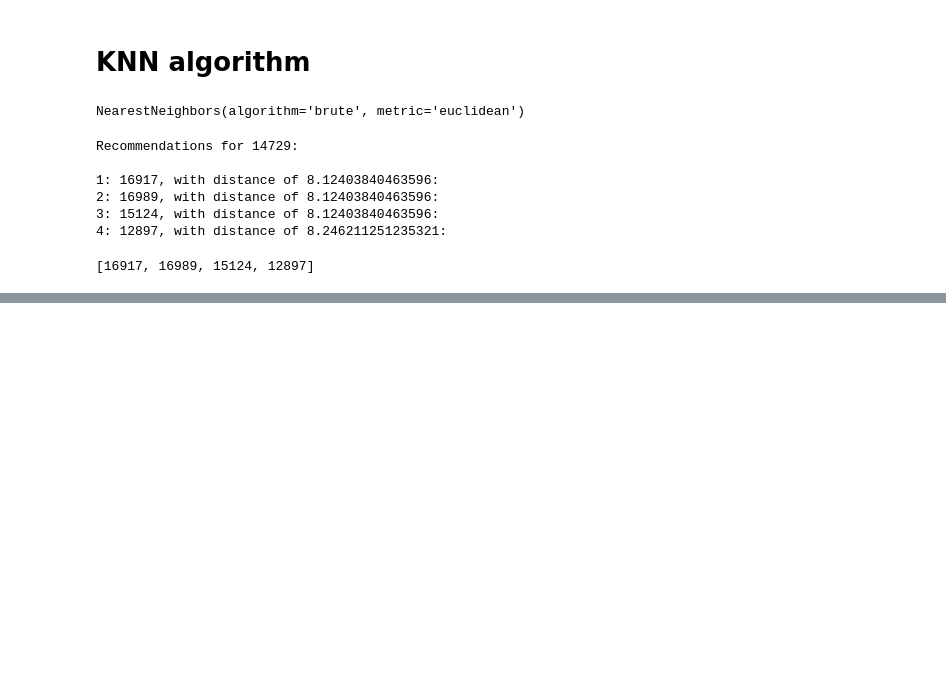
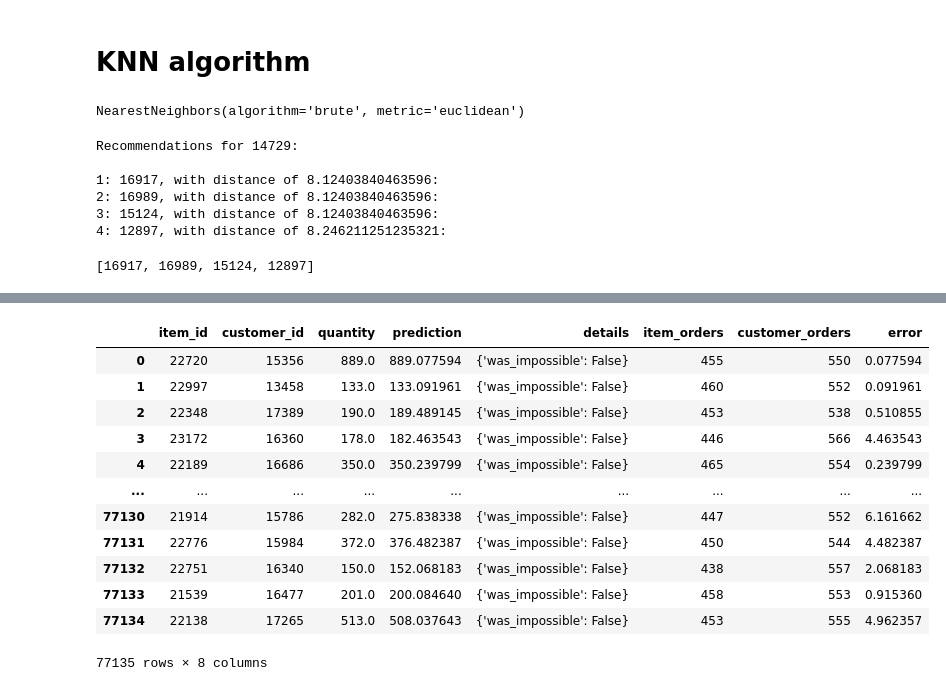
Before and after one commit to ankesh86/RecommendationSystems, a Jupyter notebook: CollaborativeFilteringRecommendation.ipynb, the cells around one changed output, grey strips where cells are left out. Drawn from its saved outputs; the diff is of its cells as text; code cells hidden in the pictures; blank space fills up the shorter version.

```diff
--- a/CollaborativeFilteringRecommendation.ipynb
+++ b/CollaborativeFilteringRecommendation.ipynb
@@ -411,0 +571,2 @@ Items bought by similar users based on KNN
+# %%
+train_set, test_set = train_test_split(formated_data, test_size=0.2)
@@ -411,0 +625,9 @@ Items bought by similar users based on KNN
+# %%
+#defining the model
+algo2 = CoClustering()
+
+#model fitting
+algo2.fit(train_set)
+
+#model prediction
+pred2 = algo2.test(test_set)
@@ -411,0 +673,10 @@ Items bought by similar users based on KNN
+# %%
+#defining the model
+from surprise import SVD
+algo3 = SVD()
+
+#model fitting
+algo3.fit(train_set)
+
+#model_prediction
+pred3 = algo3.test(test_set)
@@ -411,0 +749,35 @@ Items bought by similar users based on KNN
+# %%
+predictions_data = pd.DataFrame(pred2, columns=['item_id', 'customer_id', 'quantity', 'prediction', 'details'])
+# %%
+def get_item_orders(user_id):
+  try:
+    return len(train_set.ur[train_set.to_inner_uid(user_id)])
+  except ValueError:
+    return 0
+
+def get_customer_orders(item_id):
+  try:
+    return len(train_set.ir[train_set.to_inner_iid(item_id)])
+  except ValueError:
+    return 0
+
+predictions_data['item_orders'] = predictions_data.item_id.apply(get_item_orders)
+predictions_data['customer_orders'] = predictions_data.customer_id.apply(get_customer_orders)
+
+predictions_data['error'] = abs(predictions_data.prediction - predictions_data.quantity)
+
+predictions_data
+# %% [output]
+|  | item_id | customer_id | quantity | prediction | details | item_orders | customer_orders | error |
+| 0 | 22720 | 15356 | 889.0 | 889.077594 | {'was_impossible': False} | 455 | 550 | 0.077594 |
+| 1 | 22997 | 13458 | 133.0 | 133.091961 | {'was_impossible': False} | 460 | 552 | 0.091961 |
+| 2 | 22348 | 17389 | 190.0 | 189.489145 | {'was_impossible': False} | 453 | 538 | 0.510855 |
+| 3 | 23172 | 16360 | 178.0 | 182.463543 | {'was_impossible': False} | 446 | 566 | 4.463543 |
+| 4 | 22189 | 16686 | 350.0 | 350.239799 | {'was_impossible': False} | 465 | 554 | 0.239799 |
+| ... | ... | ... | ... | ... | ... | ... | ... | ... |
+| 77130 | 21914 | 15786 | 282.0 | 275.838338 | {'was_impossible': False} | 447 | 552 | 6.161662 |
+| 77131 | 22776 | 15984 | 372.0 | 376.482387 | {'was_impossible': False} | 450 | 544 | 4.482387 |
+| 77132 | 22751 | 16340 | 150.0 | 152.068183 | {'was_impossible': False} | 438 | 557 | 2.068183 |
+| 77133 | 21539 | 16477 | 201.0 | 200.084640 | {'was_impossible': False} | 458 | 553 | 0.915360 |
+| 77134 | 22138 | 17265 | 513.0 | 508.037643 | {'was_impossible': False} | 453 | 555 | 4.962357 |
+77135 rows × 8 columns
```
Also changed, not shown: parts of 41 cells of this notebook.
